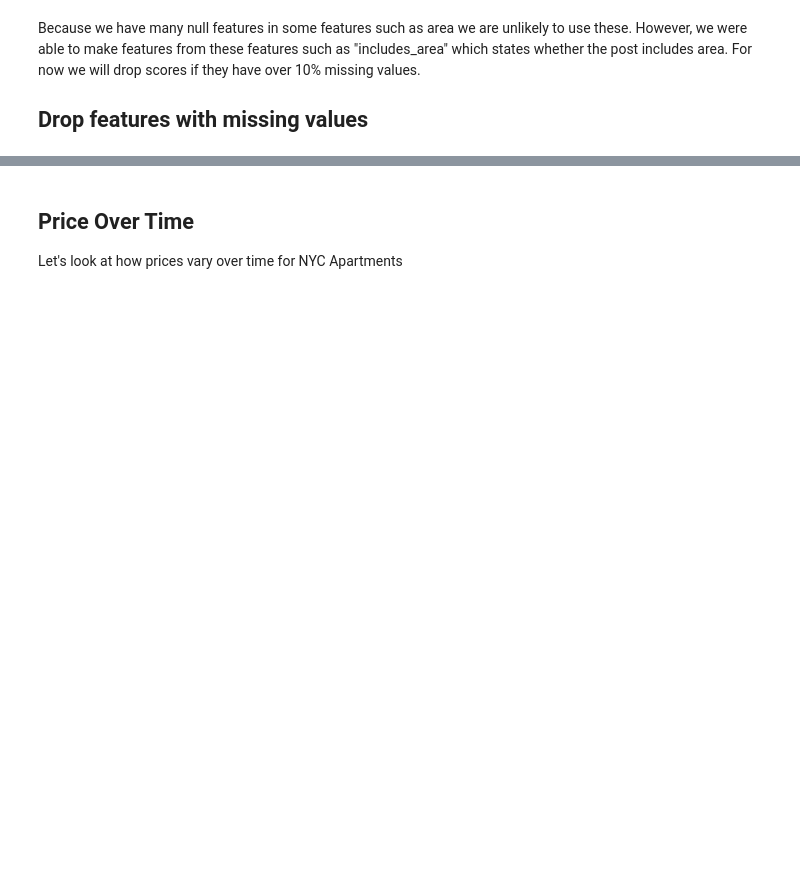
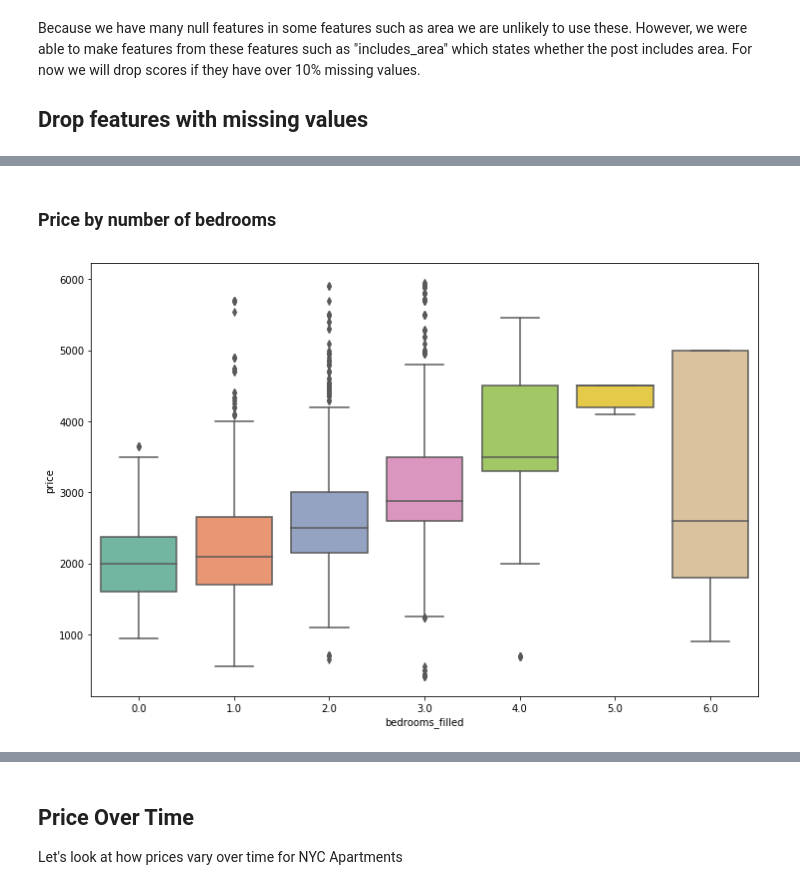
Before and after one commit to scochran3/LazyApartment, a Jupyter notebook: notebooks/Data Exploration.ipynb, the cells around one changed output, grey strips where cells are left out. Saved outputs shown, nothing was run; the diff lists cells and outputs as text; code cells hidden in the pictures; blank space fills up the shorter version.

```diff
--- a/notebooks/Data Exploration.ipynb
+++ b/notebooks/Data Exploration.ipynb
@@ -111,0 +103,6 @@ df_shrunk
+# %% [markdown]
+### Price by number of bedrooms
+# %%
+ax = sns.boxplot(x='bedrooms_filled', y='price', data=df, palette="Set2")
+# %% [output]
+[figure, added]
```
Also changed, not shown: parts of 23 cells of this notebook, 3 other files.
